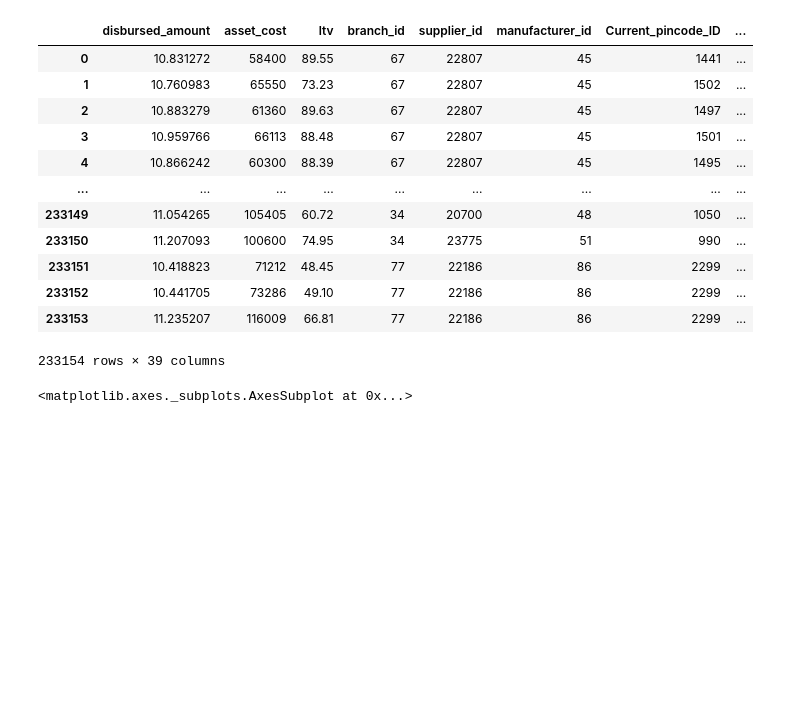
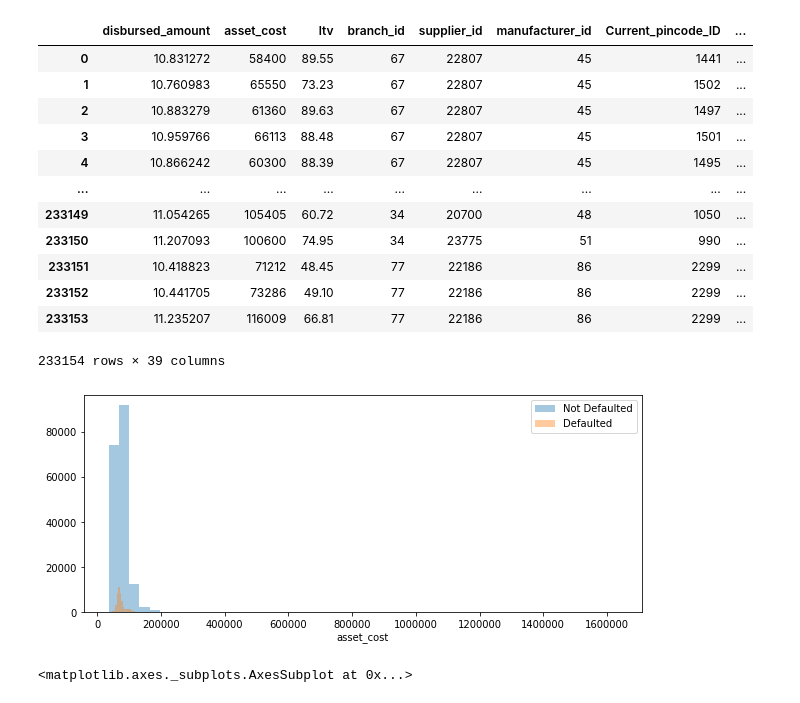
Before and after one commit to xavierigneous/Vehicle-Loan-Default-Prediction, a Jupyter notebook: Pravin Kumar/vehicle loan ver 2.ipynb, the cells around one changed output. Cells and saved outputs as stored; diff of their text form; code cells hidden in the pictures; blank space fills up the shorter version.

```diff
--- a/Pravin Kumar/vehicle loan ver 2.ipynb
+++ b/Pravin Kumar/vehicle loan ver 2.ipynb
@@ -172,6 +203,14 @@ df
 | 233152 | 10.441705 | 73286 | 49.10 | 77 | 22186 | 86 | 2299 | ... |
 | 233153 | 11.235207 | 116009 | 66.81 | 77 | 22186 | 86 | 2299 | ... |
 233154 rows × 39 columns
+# %%
+plt.figure(figsize=(10,4))
+sns.distplot(df0['asset_cost'],kde=False)
+sns.distplot(df1['asset_cost'],kde=False)
+plt.legend(labels=['Not Defaulted','Defaulted'])
+plt.show()
+# %% [output]
+[figure, added]
 # %%
 sns.distplot(df['asset_cost'])
 # %% [output]
```
Also changed, not shown: parts of 66 cells of this notebook, 1 other file.
